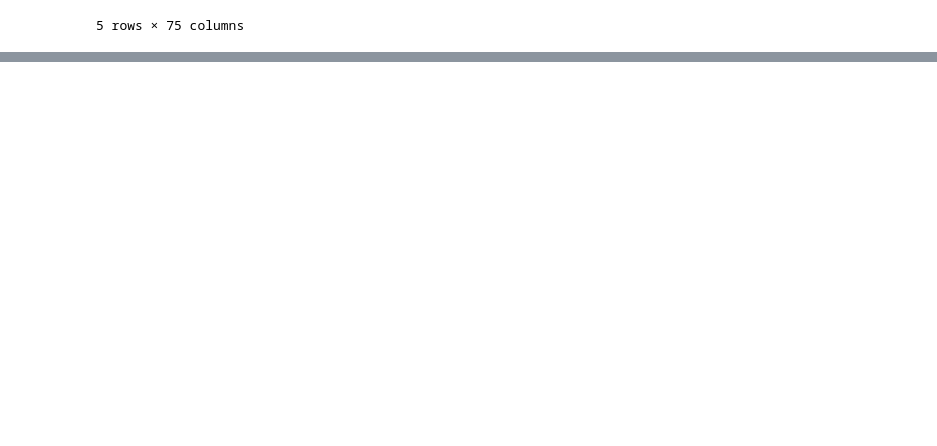
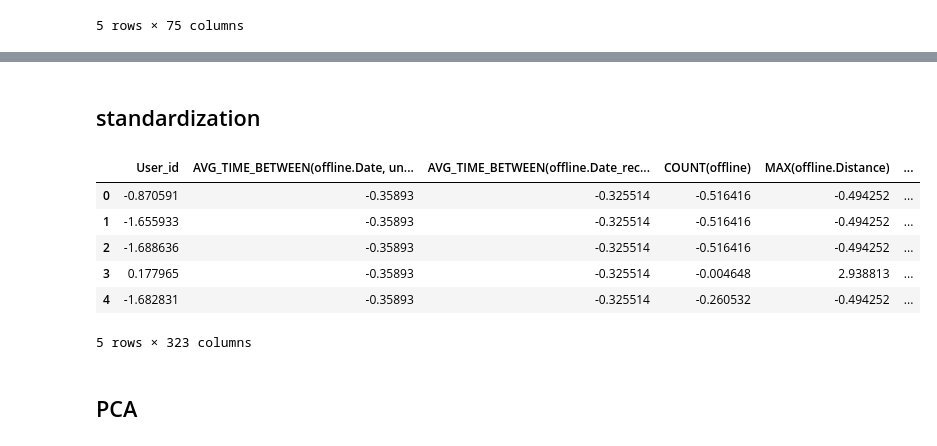
Before and after one commit to xinyuwg/ds_5500_project1_coupon, a Jupyter notebook: unsupervised_learning.ipynb, the cells around one changed output, grey strips where cells are left out. Drawn from its saved outputs; the diff is of its cells as text; code cells hidden in the pictures; blank space fills up the shorter version.

```diff
--- a/unsupervised_learning.ipynb
+++ b/unsupervised_learning.ipynb
@@ -14,0 +28,4 @@ user_data.head()
+# %%
+user_data_d = user_data.copy()
+user_data = user_data.drop('time',axis=1)
+user_categorical = user_data.select_dtypes(exclude='float64').drop('User_id',axis=1)
@@ -14,0 +34,3 @@ user_data.head()
+# %%
+user_onehot = pd.get_dummies(user_categorical)
+user_onehot.head()
@@ -14,0 +45,19 @@ user_data.head()
+# %%
+user_data_merge = pd.merge(user_data.select_dtypes(exclude='object'),user_onehot,left_index=True,right_index=True)
+# %% [markdown]
+## standardization
+# %%
+std_scaler = StandardScaler()
+user_std = pd.DataFrame(std_scaler.fit_transform(user_data_merge),columns=user_data_merge.columns)
+# %%
+user_std.head()
+# %% [output]
+|  | User_id | AVG_TIME_BETWEEN(offline.Date, un... | AVG_TIME_BETWEEN(offline.Date_rec... | COUNT(offline) | MAX(offline.Distance) | ... |
+| 0 | -0.870591 | -0.35893 | -0.325514 | -0.516416 | -0.494252 | ... |
+| 1 | -1.655933 | -0.35893 | -0.325514 | -0.516416 | -0.494252 | ... |
+| 2 | -1.688636 | -0.35893 | -0.325514 | -0.516416 | -0.494252 | ... |
+| 3 | 0.177965 | -0.35893 | -0.325514 | -0.004648 | 2.938813 | ... |
+| 4 | -1.682831 | -0.35893 | -0.325514 | -0.260532 | -0.494252 | ... |
+5 rows × 323 columns
+# %% [markdown]
+## PCA
```
Also changed, not shown: parts of 23 cells of this notebook, 3 other files.
